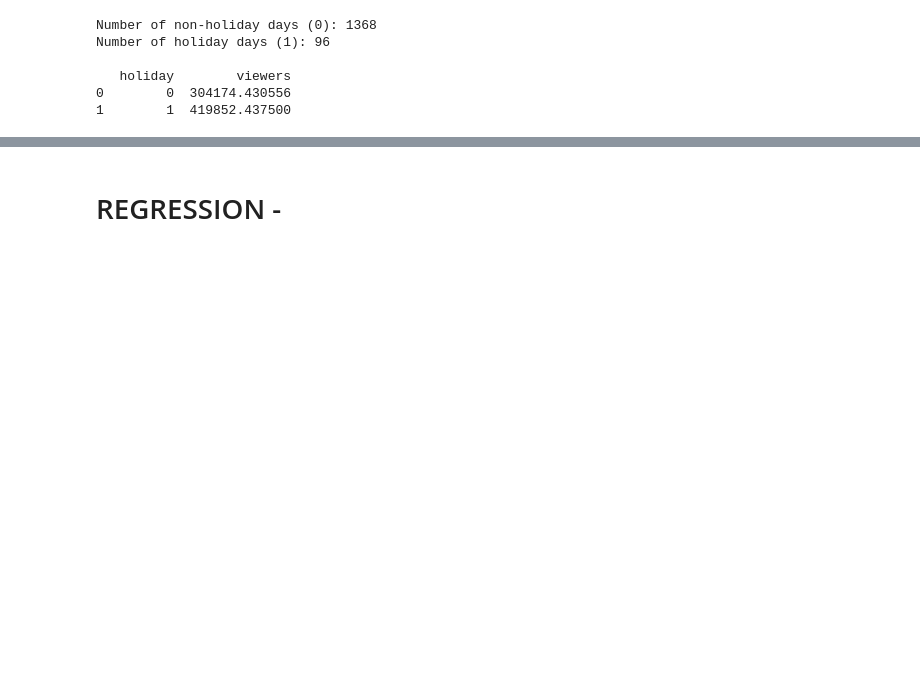
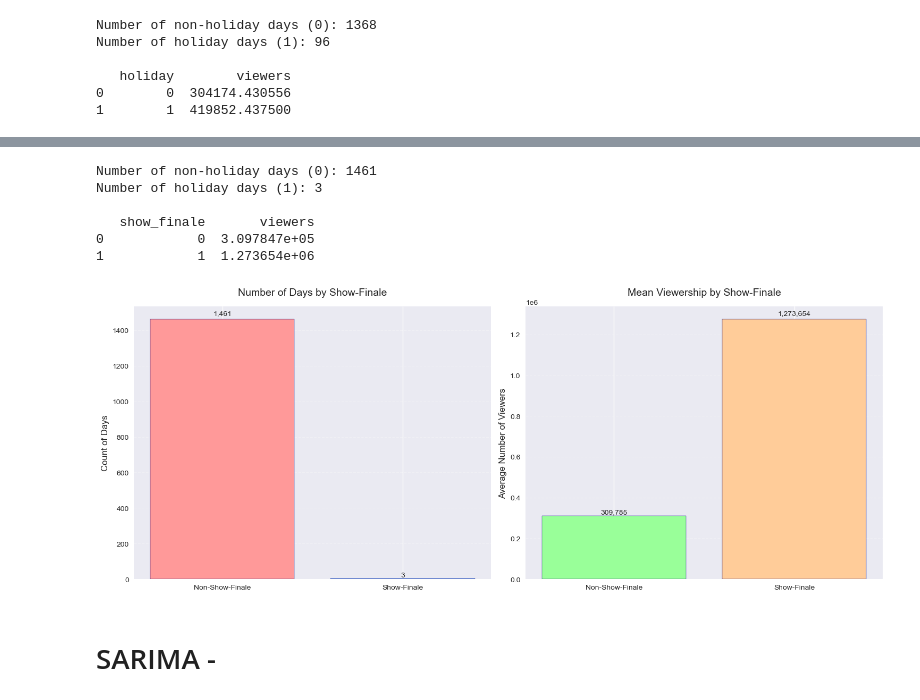
Before and after one commit to akshat-karwa/viewership_forecasting, a Jupyter notebook: analysis.ipynb, the cells around one changed output, grey strips where cells are left out. Drawn from its saved outputs; the diff is of its cells as text; code cells hidden in the pictures; blank space fills up the shorter version.

```diff
--- a/analysis.ipynb
+++ b/analysis.ipynb
@@ -457,4 +458,43 @@ plt.show()
+# %%
+finale_counts = viewers_data['show_finale'].value_counts()
+print(f"Number of non-holiday days (0): {finale_counts[0]}")
+print(f"Number of holiday days (1): {finale_counts[1]}\n")
+out2 = viewers_data.groupby('show_finale')['viewers'].mean().reset_index()
+print(out2)
+# %% [output]
+Number of non-holiday days (0): 1461
+Number of holiday days (1): 3
+
+   show_finale       viewers
+0            0  3.097847e+05
+1            1  1.273654e+06
+# %%
+plt.style.use('seaborn')
+fig, (ax1, ax2) = plt.subplots(1, 2, figsize=(15, 6))
+counts_data = viewers_data['show_finale'].value_counts().reset_index()
+counts_data = counts_data.sort_values('index')
+counts_data.columns = ['show_finale', 'count']
+colors1 = ['#FF9999', '#66B2FF']
+ax1.bar(['Non-Show-Finale', 'Show-Finale'], counts_data['count'], color=colors1, edgecolor='navy')
+for i, v in enumerate(counts_data['count']):
+   ax1.text(i, v + v*0.01, f'{v:,.0f}', ha='center', va='bottom')
+ax1.set_title('Number of Days by Show-Finale', fontsize=14, pad=15)
+ax1.set_ylabel('Count of Days', fontsize=12)
+ax1.grid(True, linestyle='--', alpha=0.3, axis='y')
+mean_data = viewers_data.groupby('show_finale')['viewers'].mean().reset_index()
+colors2 = ['#99FF99', '#FFCC99']
+ax2.bar(['Non-Show-Finale', 'Show-Finale'], mean_data['viewers'], color=colors2, edgecolor='navy')
+for i, v in enumerate(mean_data['viewers']):
+   ax2.text(i, v + v*0.01, f'{v:,.0f}', ha='center', va='bottom')
+ax2.set_title('Mean Viewership by Show-Finale', fontsize=14, pad=15)
+ax2.set_ylabel('Average Number of Viewers', fontsize=12)
+ax2.grid(True, linestyle='--', alpha=0.3, axis='y')
+plt.tight_layout()
+plt.savefig('plots/show_finale.png', dpi=300, bbox_inches='tight')
+plt.show()
+# %% [output]
+[figure, added]
 # %% [markdown]
-# REGRESSION -
+# SARIMA -
 # %%
 from statsmodels.tsa.statespace.sarimax import SARIMAX
```
Also changed, not shown: parts of 5 cells of this notebook, 9 other files.
